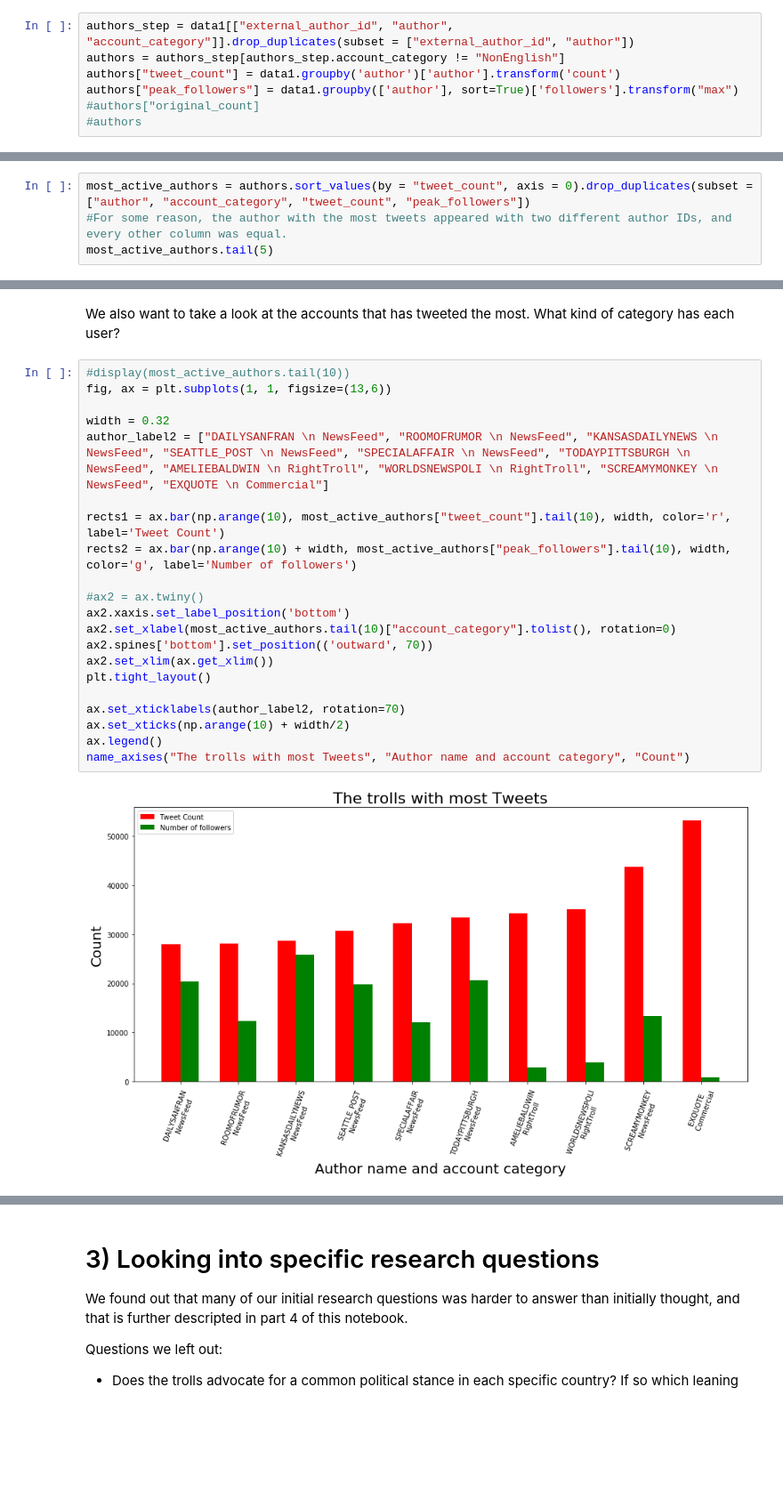
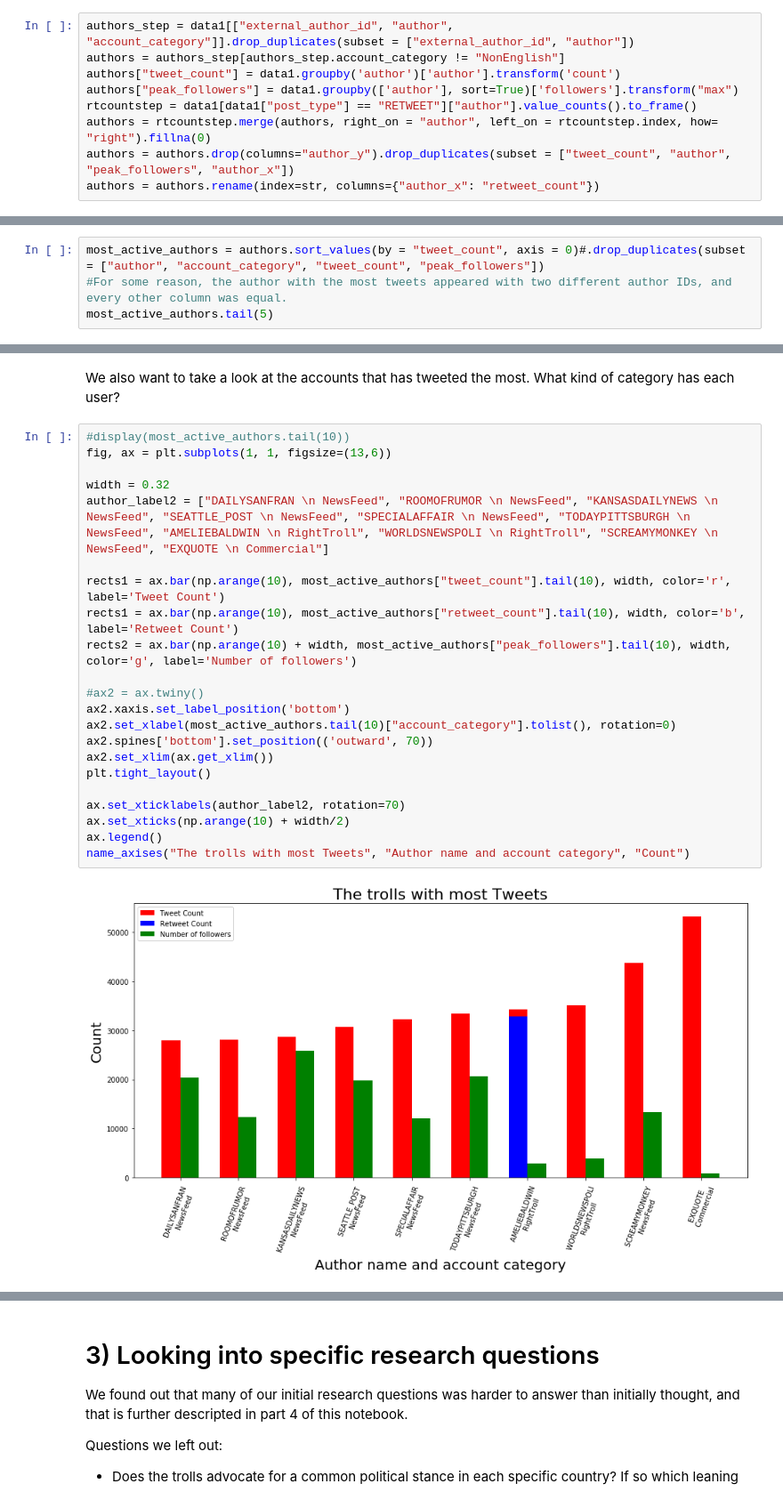
Before and after one commit to haakonms/ADAproject, a Jupyter notebook: Milestone3-Grini-Copy1.ipynb, the cells around one changed output, grey strips where cells are left out. Shown at 89% size. Drawn from its saved outputs; the diff is of its cells as text; blank space fills up the shorter version.

```diff
--- a/Milestone3-Grini-Copy1.ipynb
+++ b/Milestone3-Grini-Copy1.ipynb
@@ -255,7 +267,9 @@ authors_step = data1[["external_author_id", "author", "account_category"]].drop_
 authors = authors_step[authors_step.account_category != "NonEnglish"]
 authors["tweet_count"] = data1.groupby('author')['author'].transform('count')
 authors["peak_followers"] = data1.groupby(['author'], sort=True)['followers'].transform("max")
-#authors["original_count]
-#authors
+rtcountstep = data1[data1["post_type"] == "RETWEET"]["author"].value_counts().to_frame()
+authors = rtcountstep.merge(authors, right_on = "author", left_on = rtcountstep.index, how= "right").fillna(0)
+authors = authors.drop(columns="author_y").drop_duplicates(subset = ["tweet_count", "author", "peak_followers", "author_x"])
+authors = authors.rename(index=str, columns={"author_x": "retweet_count"})
 # %%
 most_pop_authors = authors.sort_values(by = "peak_followers", axis = 0)
@@ -270,5 +289,5 @@ most_pop_authors.tail(5)
 # %%
-most_active_authors = authors.sort_values(by = "tweet_count", axis = 0).drop_duplicates(subset = ["author", "account_category", "tweet_count", "peak_followers"])
+most_active_authors = authors.sort_values(by = "tweet_count", axis = 0)#.drop_duplicates(subset = ["author", "account_category", "tweet_count", "peak_followers"])
 #For some reason, the author with the most tweets appeared with two different author IDs, and every other column was equal.
 most_active_authors.tail(5)
 # %% [output]
@@ -481,25 +560,26 @@ We also want to take a look at the accounts that has tweeted the most. What kind
 # %%
 #display(most_active_authors.tail(10))
 fig, ax = plt.subplots(1, 1, figsize=(13,6))
 
 width = 0.32
 author_label2 = ["DAILYSANFRAN \n NewsFeed", "ROOMOFRUMOR \n NewsFeed", "KANSASDAILYNEWS \n NewsFeed", "SEATTLE_POST \n NewsFeed", "SPECIALAFFAIR \n NewsFeed", "TODAYPITTSBURGH \n NewsFeed", "AMELIEBALDWIN \n RightTroll", "WORLDSNEWSPOLI \n RightTroll", "SCREAMYMONKEY \n NewsFeed", "EXQUOTE \n Commercial"]
 
 rects1 = ax.bar(np.arange(10), most_active_authors["tweet_count"].tail(10), width, color='r', label='Tweet Count')
+rects1 = ax.bar(np.arange(10), most_active_authors["retweet_count"].tail(10), width, color='b', label='Retweet Count')
 rects2 = ax.bar(np.arange(10) + width, most_active_authors["peak_followers"].tail(10), width, color='g', label='Number of followers')
 
 #ax2 = ax.twiny()
 ax2.xaxis.set_label_position('bottom')
 ax2.set_xlabel(most_active_authors.tail(10)["account_category"].tolist(), rotation=0)
 ax2.spines['bottom'].set_position(('outward', 70))
 ax2.set_xlim(ax.get_xlim())
 plt.tight_layout()
 
 ax.set_xticklabels(author_label2, rotation=70)
 ax.set_xticks(np.arange(10) + width/2)
 ax.legend()
 name_axises("The trolls with most Tweets", "Author name and account category", "Count")
 # %% [output]
-[figure, old version]
+[figure, new version]
 # %% [markdown]
 Here we can see that some of the top accounts tweets in enormous scale. Mostly of these are NewsFeed, spreading news disguised as some local institution. In most cases, the news are legitimate and links to real news sources (The tweets in their original form can still be found at (https://russiatweets.com/author). This tactic may be to invoke doubt about whether social media news channels can be seen as trustworhty, but it is hard to say for sure.
```
Also changed, not shown: parts of 73 cells of this notebook.
